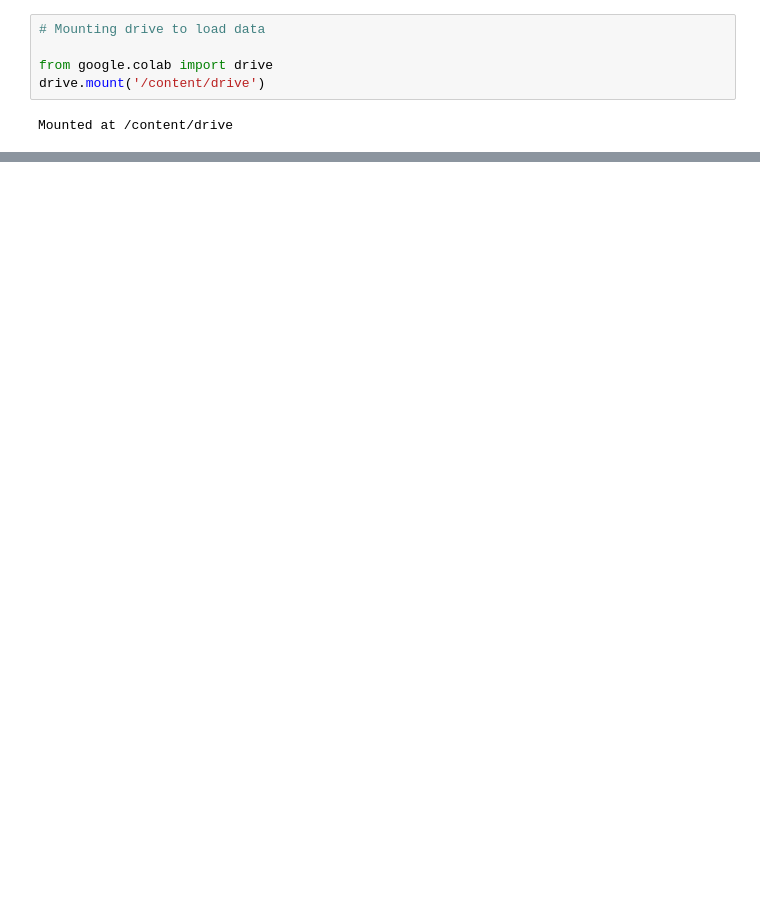
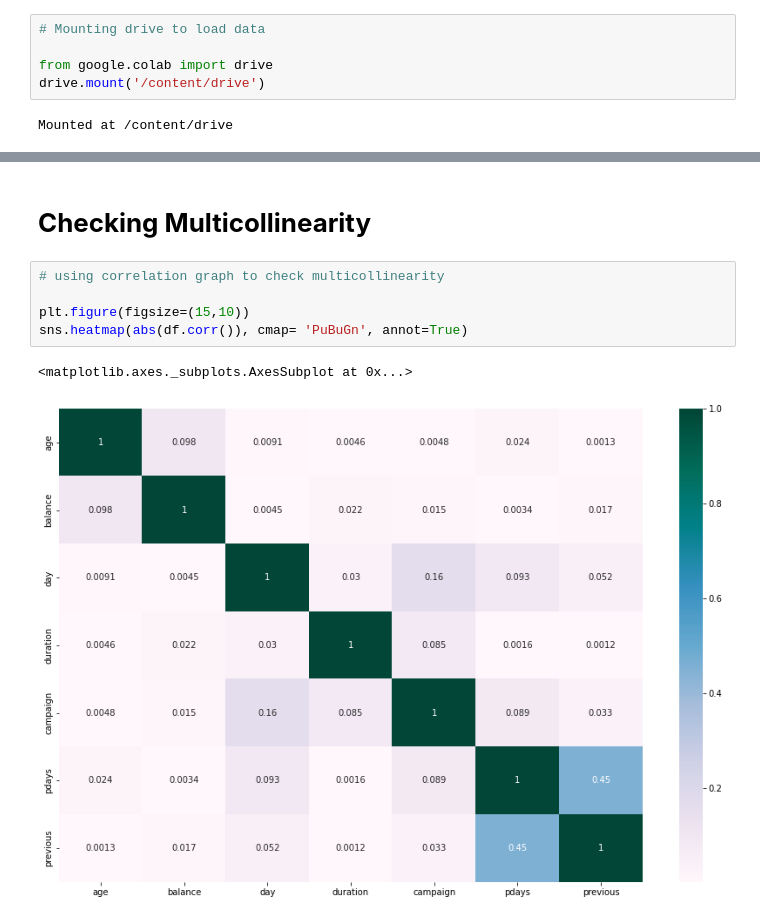
Before and after one commit to sainirajesh17/Bank_Marketing_Effectiveness_Prediction-ML_Classification-, a Jupyter notebook: ML_II_(Classification)_Bank_Marketing_Effectiveness_Prediction_Capstone_Project.ipynb, the cells around one changed output, grey strips where cells are left out. Cells and saved outputs as stored; diff of their text form; blank space fills up the shorter version.

```diff
--- a/ML_II_(Classification)_Bank_Marketing_Effectiveness_Prediction_Capstone_Project.ipynb
+++ b/ML_II_(Classification)_Bank_Marketing_Effectiveness_Prediction_Capstone_Project.ipynb
@@ -71,0 +308,10 @@ df.tail()
+# %% [markdown]
+# **Checking Multicollinearity**
+# %%
+# using correlation graph to check multicollinearity
+
+plt.figure(figsize=(15,10))
+sns.heatmap(abs(df.corr()), cmap= 'PuBuGn', annot=True)
+# %% [output]
+<matplotlib.axes._subplots.AxesSubplot at 0x...>
+[figure, added]
```
Also changed, not shown: parts of 34 cells of this notebook.
